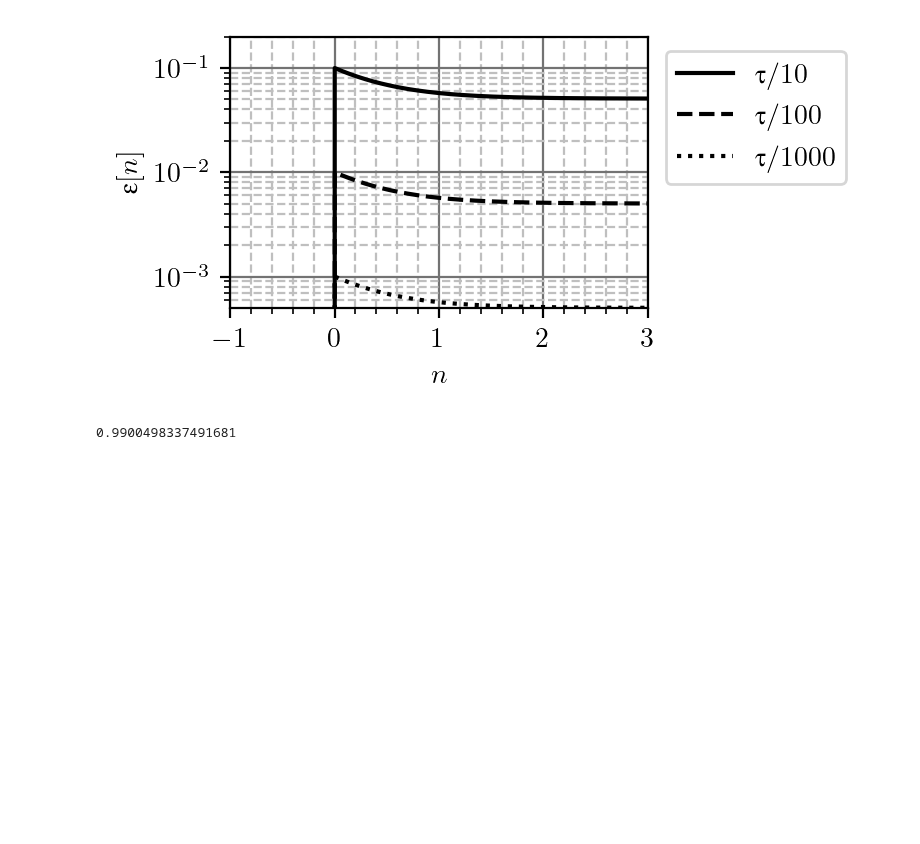
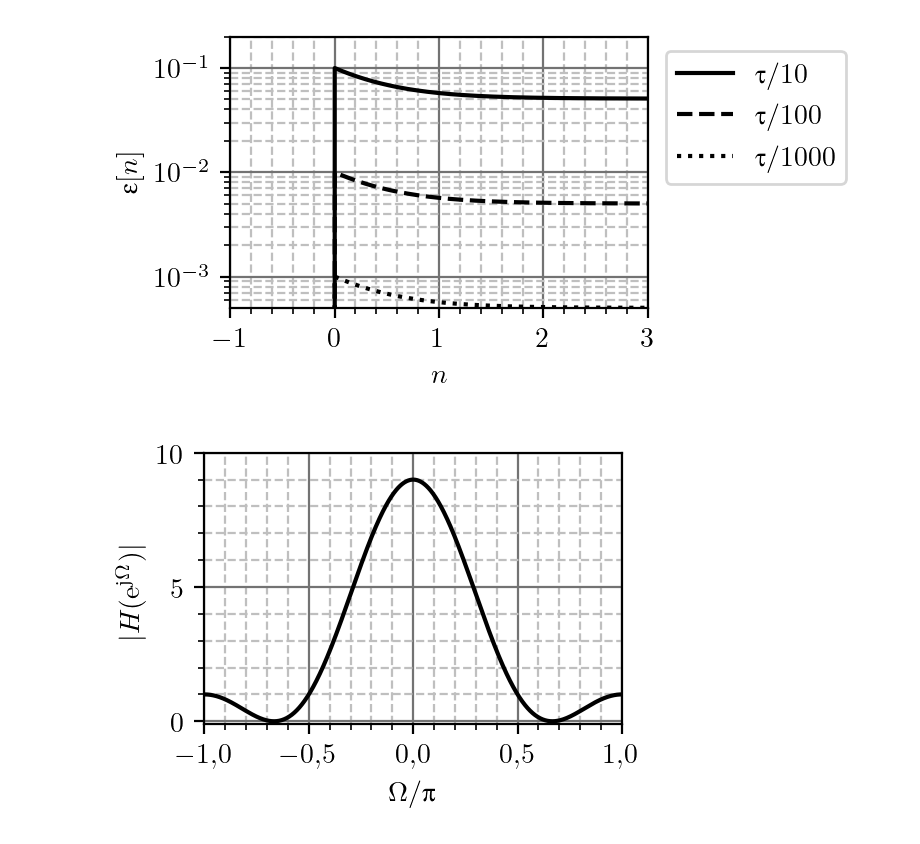
Before and after one commit to djokicd/zbirka-sis, a Jupyter notebook: 6_z_transformacija/1_diskretni/fig/ZT_disk_plotovi.ipynb, the cells around one changed output. Cells and saved outputs as stored; diff of their text form; code cells hidden in the pictures; blank space fills up the shorter version.

```diff
--- a/6_z_transformacija/1_diskretni/fig/ZT_disk_plotovi.ipynb
+++ b/6_z_transformacija/1_diskretni/fig/ZT_disk_plotovi.ipynb
@@ -339,6 +339,32 @@ Invalid limit will be ignored.
   ylim(0, 0.1*2)
 [figure]
 # %%
-a
+generate_canvas( w = .4 * 165 / 24.5, a = 1.5 )
+
+K = -1
+tau_0 = 200e-6
+
+tau_rhp = 100e-6
+
+N = 2
+
+def H(Ω):
+    return ( (sin(3*Ω/2)/sin(Ω/2) )**2 )
+
+Ω_vec  = linspace(-pi, pi, 1000)
+
+v1  = H(Ω_vec)
+
+plot(Ω_vec/pi, abs(v1), 'k-', lw = 1.5)
+
+xlabel(r"$\Omega/\uppi$")
+ylabel(r"$|H({\rm e}^{{\rm j}\Omega})|$")
+
+#legend([r"$y$", r"$x$"])
+
+xlim(-1, 1)
+ylim(-0.1 ,10)
+
+plt.savefig("zt_tri.pdf", bbox_inches='tight')
 # %% [output]
-0.9900498337491681
+[figure, added]
```
Also changed, not shown: parts of 1 cell of this notebook, 7 other files.
